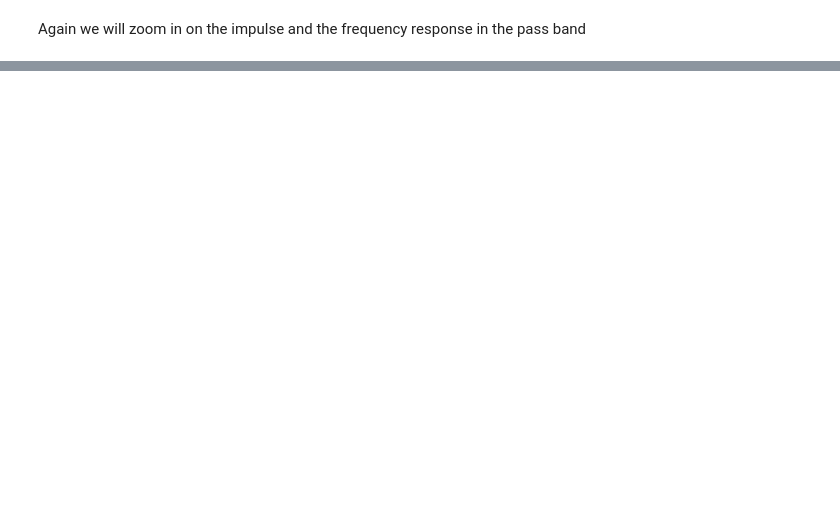
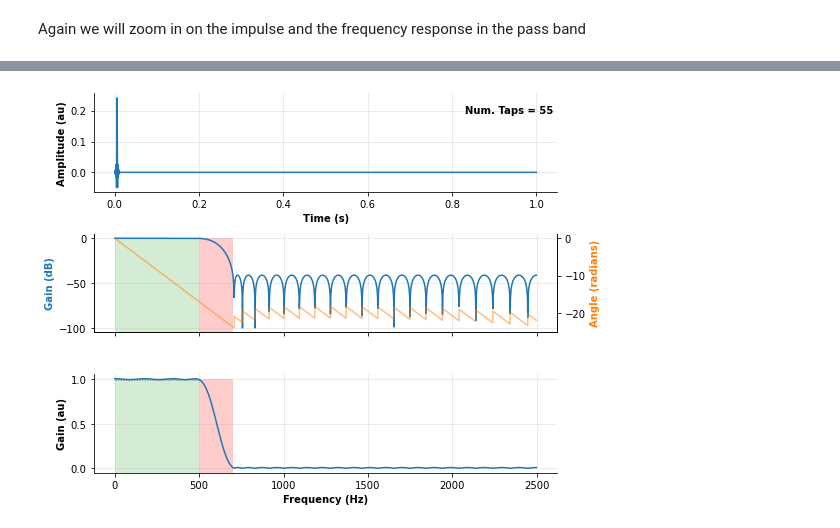
Before and after one commit to mscaudill/openseize, a Jupyter notebook: demos/filtering.ipynb, the cells around one changed output, grey strips where cells are left out. Cells and saved outputs as stored; diff of their text form; code cells hidden in the pictures; blank space fills up the shorter version.

```diff
--- a/demos/filtering.ipynb
+++ b/demos/filtering.ipynb
@@ -584,0 +654,8 @@ Perfect, we can see that at the edge frequency of 700 Hz our response is just at
+# %%
+# Since remez supports multiple bands the bands are specified as an array
+# to match the kaiser pass band gain set gpass to ~ 0.05
+remez = fir.Remez(bands=[0, 500, 700, 2500], desired=[1, 0], gpass=.05, gstop=40, fs=5000)
+# %%
+remez.plot()
+# %% [output]
+[figure, added]
```
Also changed, not shown: parts of 52 cells of this notebook, 1 other file.
